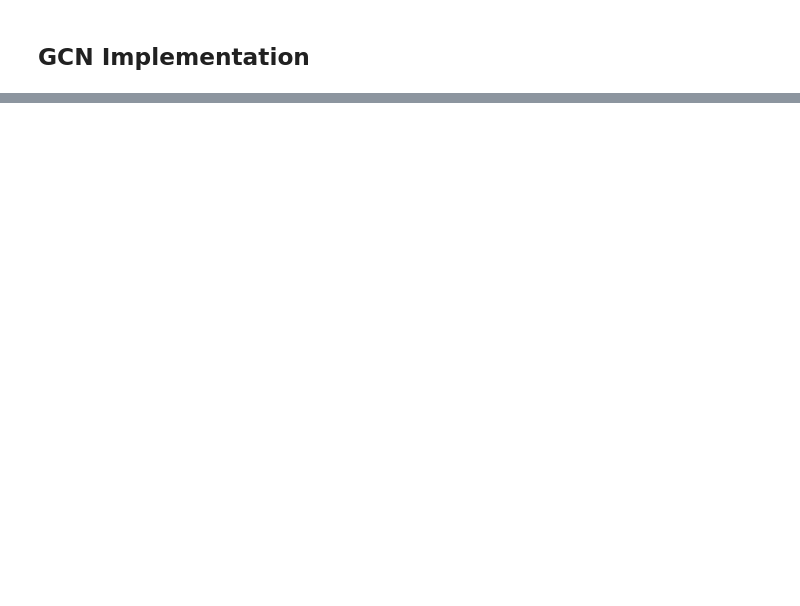
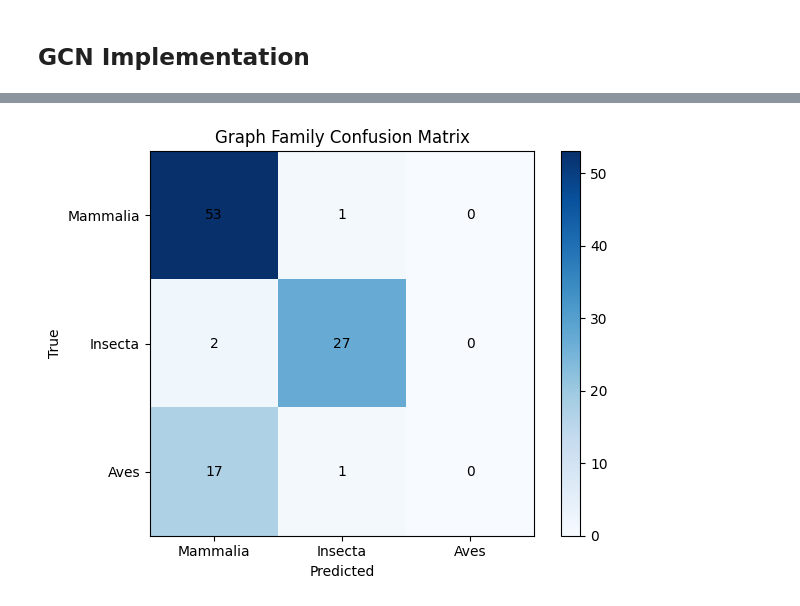
Before and after one commit to NickNorizadeh-cmd/Advanced-Machine-learning-with-NN---Project, a Jupyter notebook: load_asnr.ipynb, the cells around one changed output, grey strips where cells are left out. Drawn from its saved outputs; the diff is of its cells as text; code cells hidden in the pictures; blank space fills up the shorter version.

```diff
--- a/load_asnr.ipynb
+++ b/load_asnr.ipynb
@@ -125,0 +476,46 @@ Network_1087.graphml Mammalia 1
+# %%
+from sklearn.metrics import confusion_matrix
+import numpy as np
+
+import matplotlib.pyplot as plt
+
+def plot_confusion_matrix(y_true, y_pred, class_names):
+
+    cm = confusion_matrix(y_true, y_pred)
+
+    fig, ax = plt.subplots()
+
+    im = ax.imshow(cm, cmap="Blues")
+
+    ax.set_title("Graph Family Confusion Matrix")
+
+    ax.set_xticks(np.arange(len(class_names)))
+    ax.set_yticks(np.arange(len(class_names)))
+
+    ax.set_xticklabels(class_names)
+    ax.set_yticklabels(class_names)
+
+    ax.set_xlabel("Predicted")
+    ax.set_ylabel("True")
+
+    # annotate cells
+    for i in range(len(class_names)):
+        for j in range(len(class_names)):
+            ax.text(j, i, cm[i, j],
+                    ha="center", va="center", color="black")
+
+    plt.colorbar(im)
+    plt.tight_layout()
+    plt.show()
+
+    return cm
+# %%
+device = torch.device("cuda" if torch.cuda.is_available() else "cpu")
+model = model.to(device)
+
+y_pred, y_true = evaluate_model(model, test_loader, device)
+
+class_names = selected_classes
+cm = plot_confusion_matrix(y_true.numpy(), y_pred.numpy(), class_names)
+# %% [output]
+[figure, added]
```
Also changed, not shown: parts of 16 cells of this notebook.
